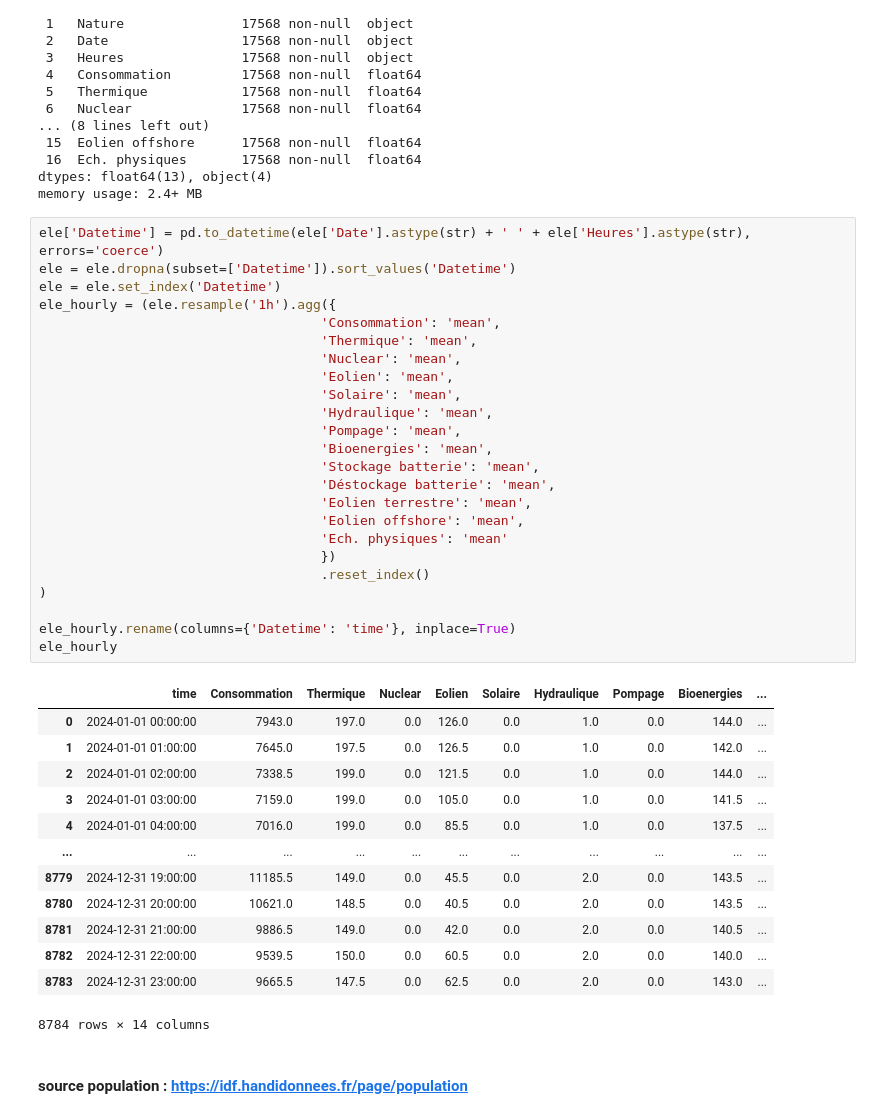
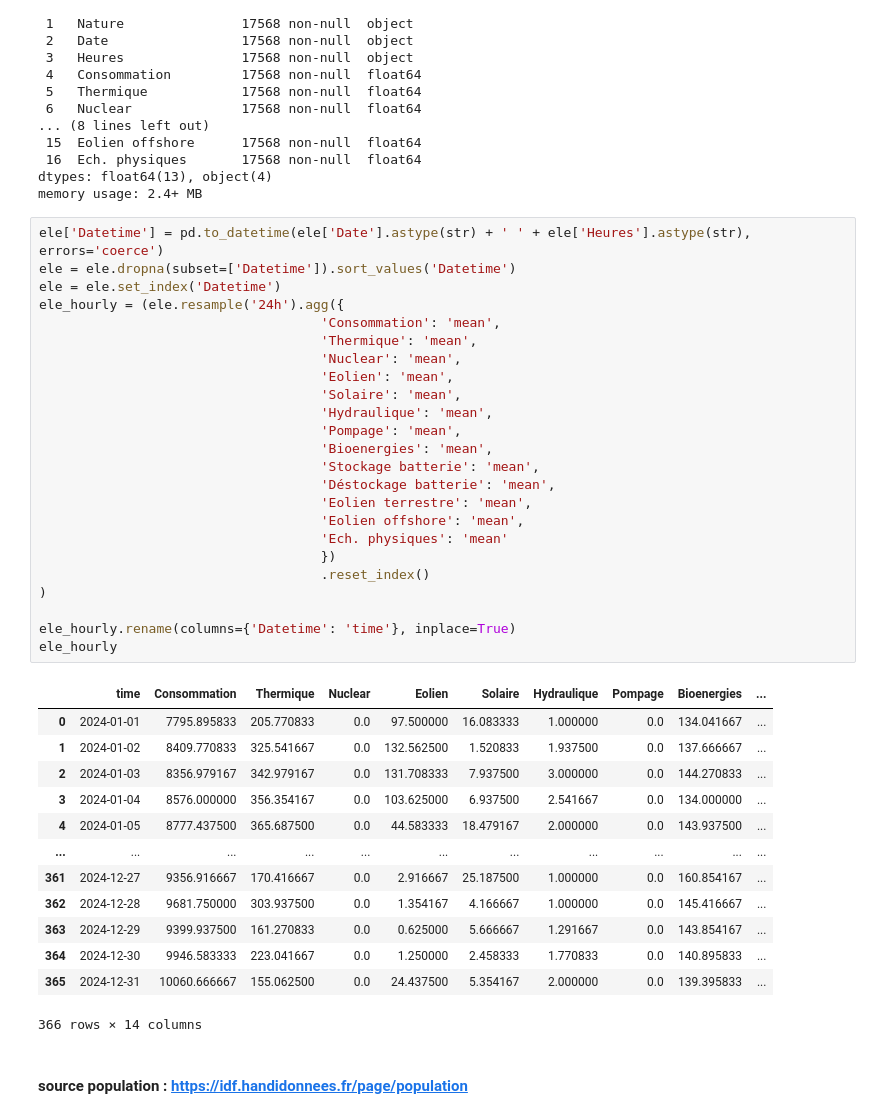
Before and after one commit to ROUSenghak/Python_Project_2A, a Jupyter notebook: data/test.ipynb, the cells around one changed output. Saved outputs shown, nothing was run; the diff lists cells and outputs as text.

```diff
--- a/data/test.ipynb
+++ b/data/test.ipynb
@@ -230,41 +229,41 @@ memory usage: 2.4+ MB
 # %%
 ele['Datetime'] = pd.to_datetime(ele['Date'].astype(str) + ' ' + ele['Heures'].astype(str), errors='coerce')
 ele = ele.dropna(subset=['Datetime']).sort_values('Datetime')
 ele = ele.set_index('Datetime')
-ele_hourly = (ele.resample('1h').agg({
+ele_hourly = (ele.resample('24h').agg({
                                     'Consommation': 'mean',
                                     'Thermique': 'mean',
                                     'Nuclear': 'mean',
                                     'Eolien': 'mean',
                                     'Solaire': 'mean',
                                     'Hydraulique': 'mean',
                                     'Pompage': 'mean',
                                     'Bioenergies': 'mean',
                                     'Stockage batterie': 'mean',
                                     'Déstockage batterie': 'mean',
                                     'Eolien terrestre': 'mean',
                                     'Eolien offshore': 'mean',
                                     'Ech. physiques': 'mean'
                                     })
                                     .reset_index()
 )
 
 ele_hourly.rename(columns={'Datetime': 'time'}, inplace=True)
 ele_hourly
 # %% [output]
 |  | time | Consommation | Thermique | Nuclear | Eolien | Solaire | Hydraulique | Pompage | Bioenergies | ... |
-| 0 | 2024-01-01 00:00:00 | 7943.0 | 197.0 | 0.0 | 126.0 | 0.0 | 1.0 | 0.0 | 144.0 | ... |
-| 1 | 2024-01-01 01:00:00 | 7645.0 | 197.5 | 0.0 | 126.5 | 0.0 | 1.0 | 0.0 | 142.0 | ... |
-| 2 | 2024-01-01 02:00:00 | 7338.5 | 199.0 | 0.0 | 121.5 | 0.0 | 1.0 | 0.0 | 144.0 | ... |
-| 3 | 2024-01-01 03:00:00 | 7159.0 | 199.0 | 0.0 | 105.0 | 0.0 | 1.0 | 0.0 | 141.5 | ... |
-| 4 | 2024-01-01 04:00:00 | 7016.0 | 199.0 | 0.0 | 85.5 | 0.0 | 1.0 | 0.0 | 137.5 | ... |
+| 0 | 2024-01-01 | 7795.895833 | 205.770833 | 0.0 | 97.500000 | 16.083333 | 1.000000 | 0.0 | 134.041667 | ... |
+| 1 | 2024-01-02 | 8409.770833 | 325.541667 | 0.0 | 132.562500 | 1.520833 | 1.937500 | 0.0 | 137.666667 | ... |
+| 2 | 2024-01-03 | 8356.979167 | 342.979167 | 0.0 | 131.708333 | 7.937500 | 3.000000 | 0.0 | 144.270833 | ... |
+| 3 | 2024-01-04 | 8576.000000 | 356.354167 | 0.0 | 103.625000 | 6.937500 | 2.541667 | 0.0 | 134.000000 | ... |
+| 4 | 2024-01-05 | 8777.437500 | 365.687500 | 0.0 | 44.583333 | 18.479167 | 2.000000 | 0.0 | 143.937500 | ... |
 | ... | ... | ... | ... | ... | ... | ... | ... | ... | ... | ... |
-| 8779 | 2024-12-31 19:00:00 | 11185.5 | 149.0 | 0.0 | 45.5 | 0.0 | 2.0 | 0.0 | 143.5 | ... |
-| 8780 | 2024-12-31 20:00:00 | 10621.0 | 148.5 | 0.0 | 40.5 | 0.0 | 2.0 | 0.0 | 143.5 | ... |
-| 8781 | 2024-12-31 21:00:00 | 9886.5 | 149.0 | 0.0 | 42.0 | 0.0 | 2.0 | 0.0 | 140.5 | ... |
-| 8782 | 2024-12-31 22:00:00 | 9539.5 | 150.0 | 0.0 | 60.5 | 0.0 | 2.0 | 0.0 | 140.0 | ... |
-| 8783 | 2024-12-31 23:00:00 | 9665.5 | 147.5 | 0.0 | 62.5 | 0.0 | 2.0 | 0.0 | 143.0 | ... |
+| 361 | 2024-12-27 | 9356.916667 | 170.416667 | 0.0 | 2.916667 | 25.187500 | 1.000000 | 0.0 | 160.854167 | ... |
+| 362 | 2024-12-28 | 9681.750000 | 303.937500 | 0.0 | 1.354167 | 4.166667 | 1.000000 | 0.0 | 145.416667 | ... |
+| 363 | 2024-12-29 | 9399.937500 | 161.270833 | 0.0 | 0.625000 | 5.666667 | 1.291667 | 0.0 | 143.854167 | ... |
+| 364 | 2024-12-30 | 9946.583333 | 223.041667 | 0.0 | 1.250000 | 2.458333 | 1.770833 | 0.0 | 140.895833 | ... |
+| 365 | 2024-12-31 | 10060.666667 | 155.062500 | 0.0 | 24.437500 | 5.354167 | 2.000000 | 0.0 | 139.395833 | ... |
-8784 rows × 14 columns
+366 rows × 14 columns
 # %% [markdown]
 #### source population : https://idf.handidonnees.fr/page/population
 # %%
```
Also changed, not shown: parts of 18 cells of this notebook, 7 other files.
